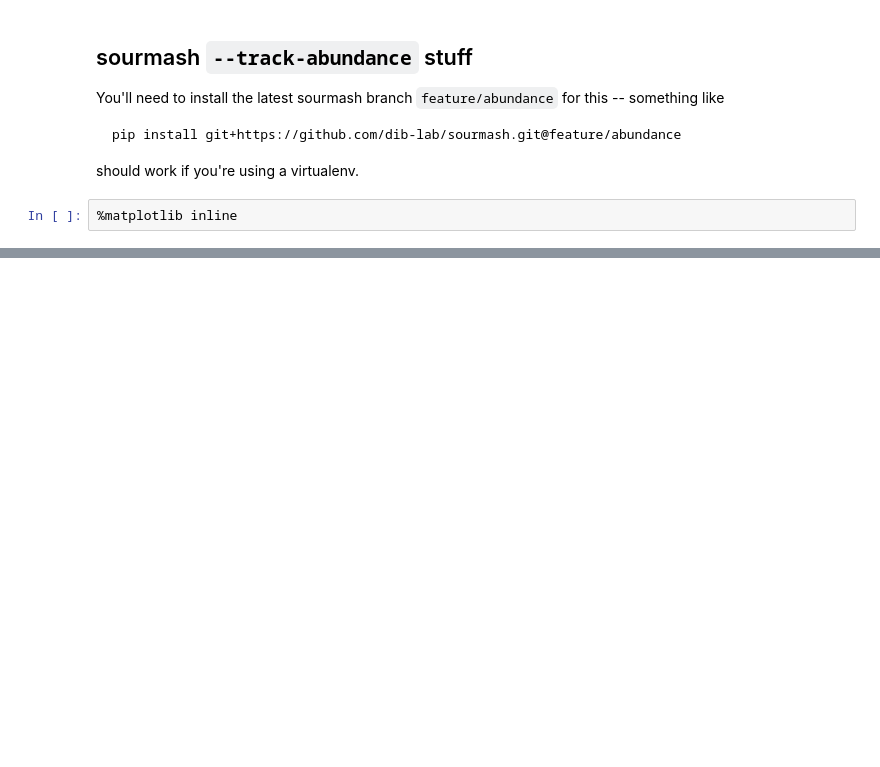
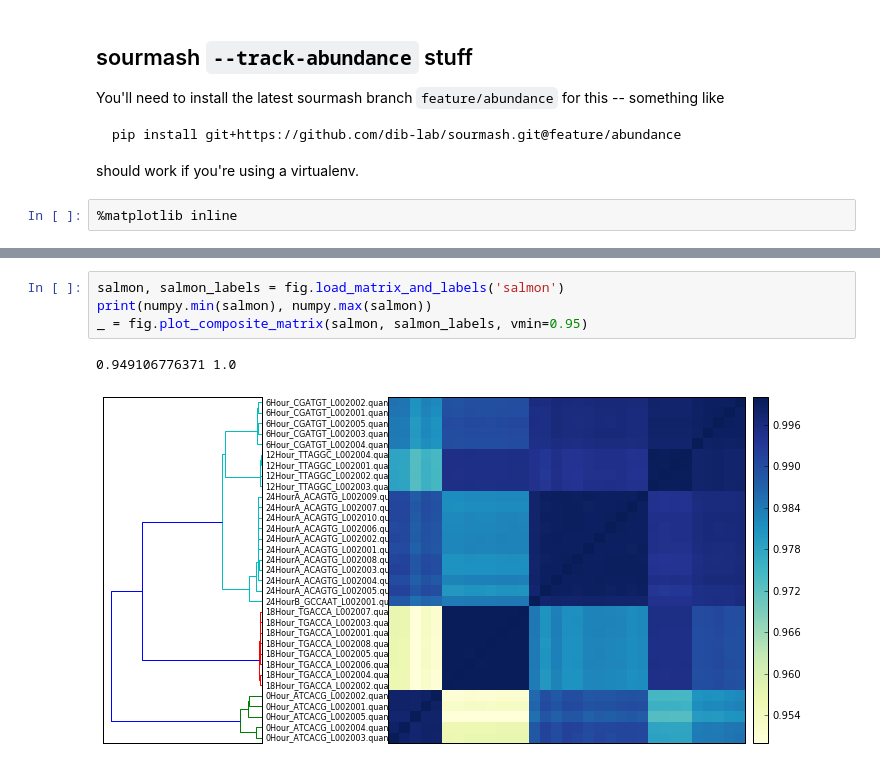
Before and after one commit to brooksph/2016-sourmash-abundstuff, a Jupyter notebook: abundance-foo.ipynb, the cells around one changed output, grey strips where cells are left out. Saved outputs shown, nothing was run; the diff lists cells and outputs as text; blank space fills up the shorter version.

Commit message:
rearranged notebook; added salmon distance

```diff
--- a/abundance-foo.ipynb
+++ b/abundance-foo.ipynb
@@ -66,0 +76,7 @@ _ = fig.plot_composite_matrix(D2, labels2)
+# %%
+salmon, salmon_labels = fig.load_matrix_and_labels('salmon')
+print(numpy.min(salmon), numpy.max(salmon))
+_ = fig.plot_composite_matrix(salmon, salmon_labels, vmin=0.95)
+# %% [output]
+0.949106776371 1.0
+[figure, added]
```
Also changed, not shown: parts of 10 cells of this notebook, 1 other file.
